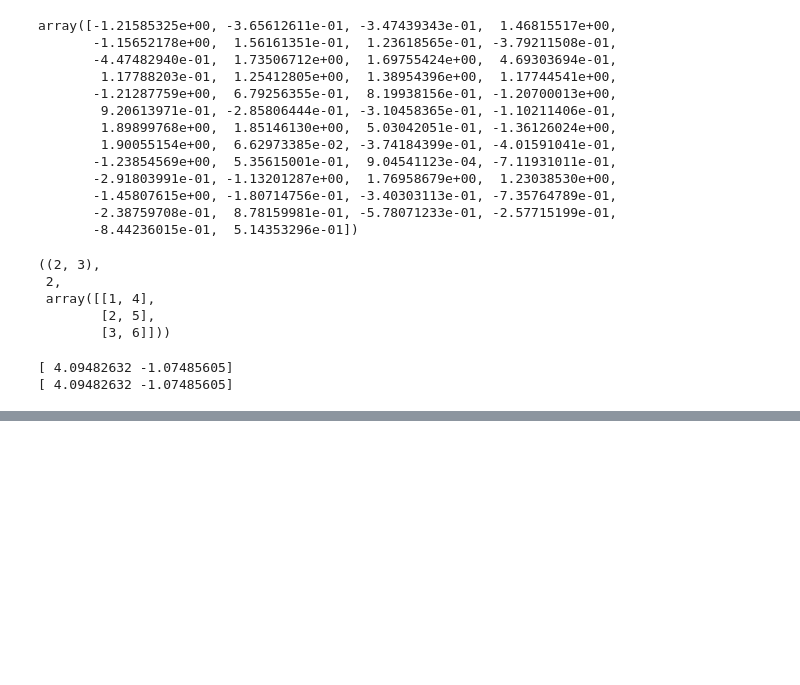
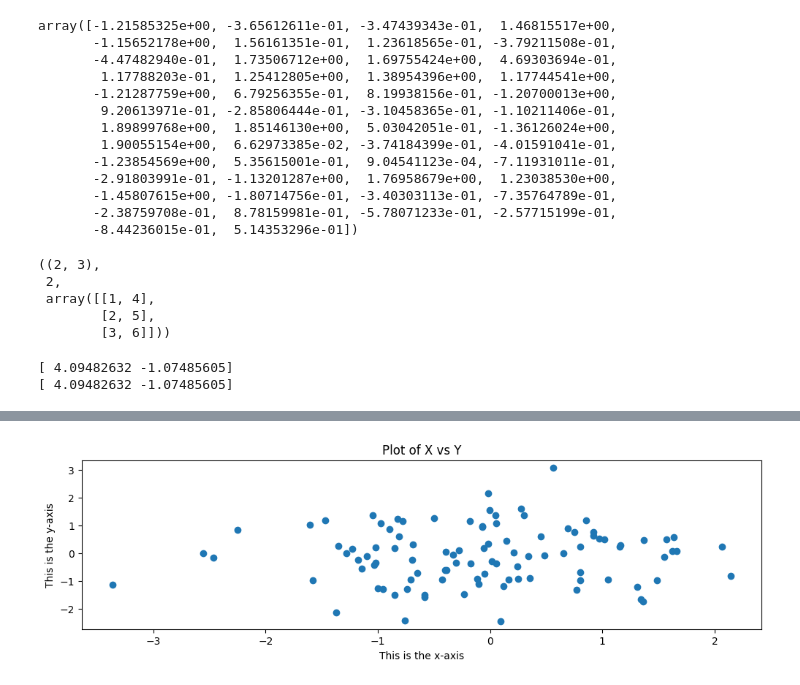
Before and after one commit to aabhiojha/ISLP, a Jupyter notebook: chapter2.ipynb, the cells around one changed output, grey strips where cells are left out. Cells and saved outputs as stored; diff of their text form; code cells hidden in the pictures; blank space fills up the shorter version.

```diff
--- a/chapter2.ipynb
+++ b/chapter2.ipynb
@@ -135,0 +195,5 @@ print(rng2.normal(scale=5, size=2))
+# %%
+fig.set_size_inches(12,3)
+fig
+# %% [output]
+[figure, added]
```
Also changed, not shown: parts of 13 cells of this notebook, 2 other files.
